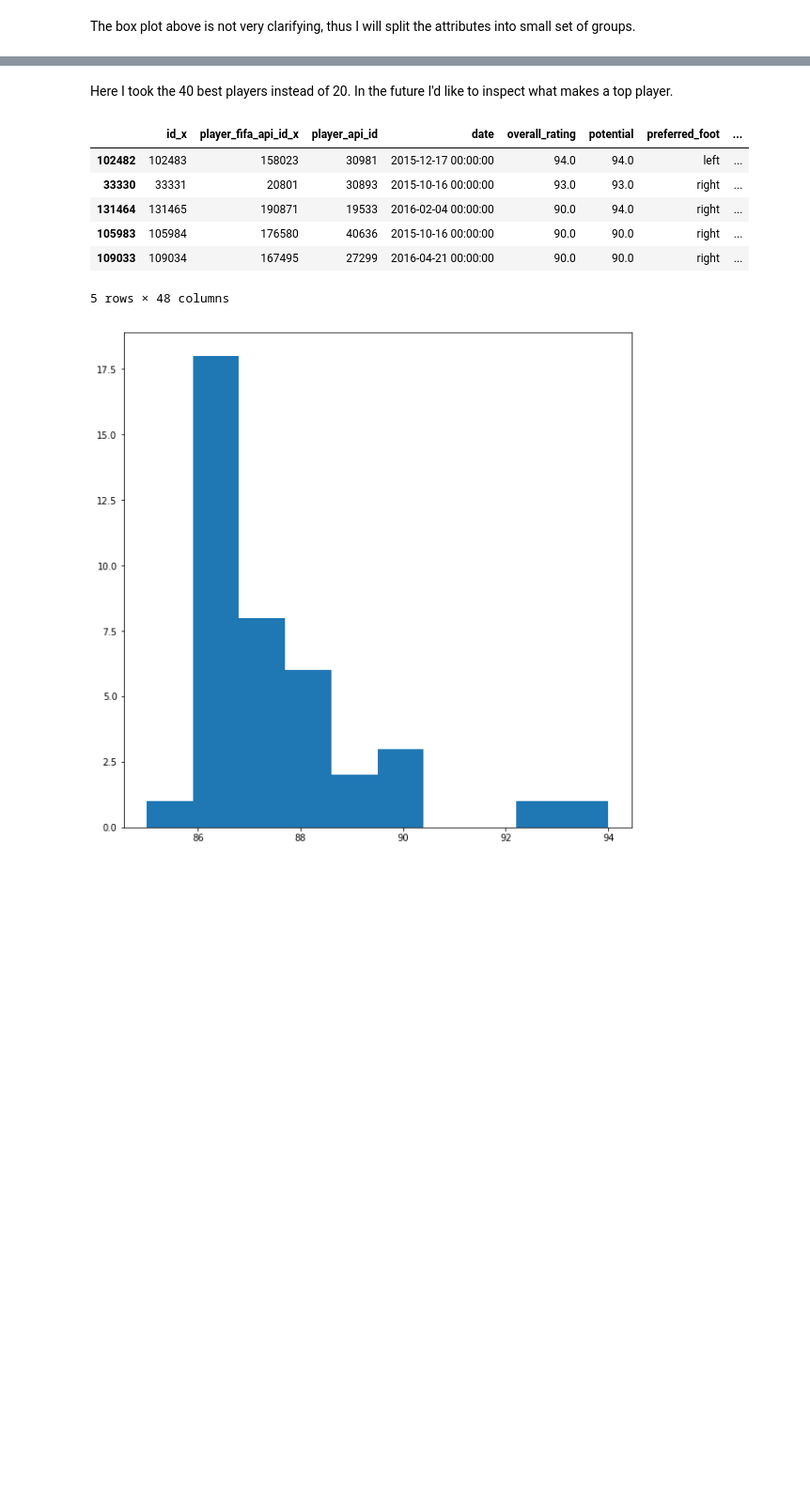
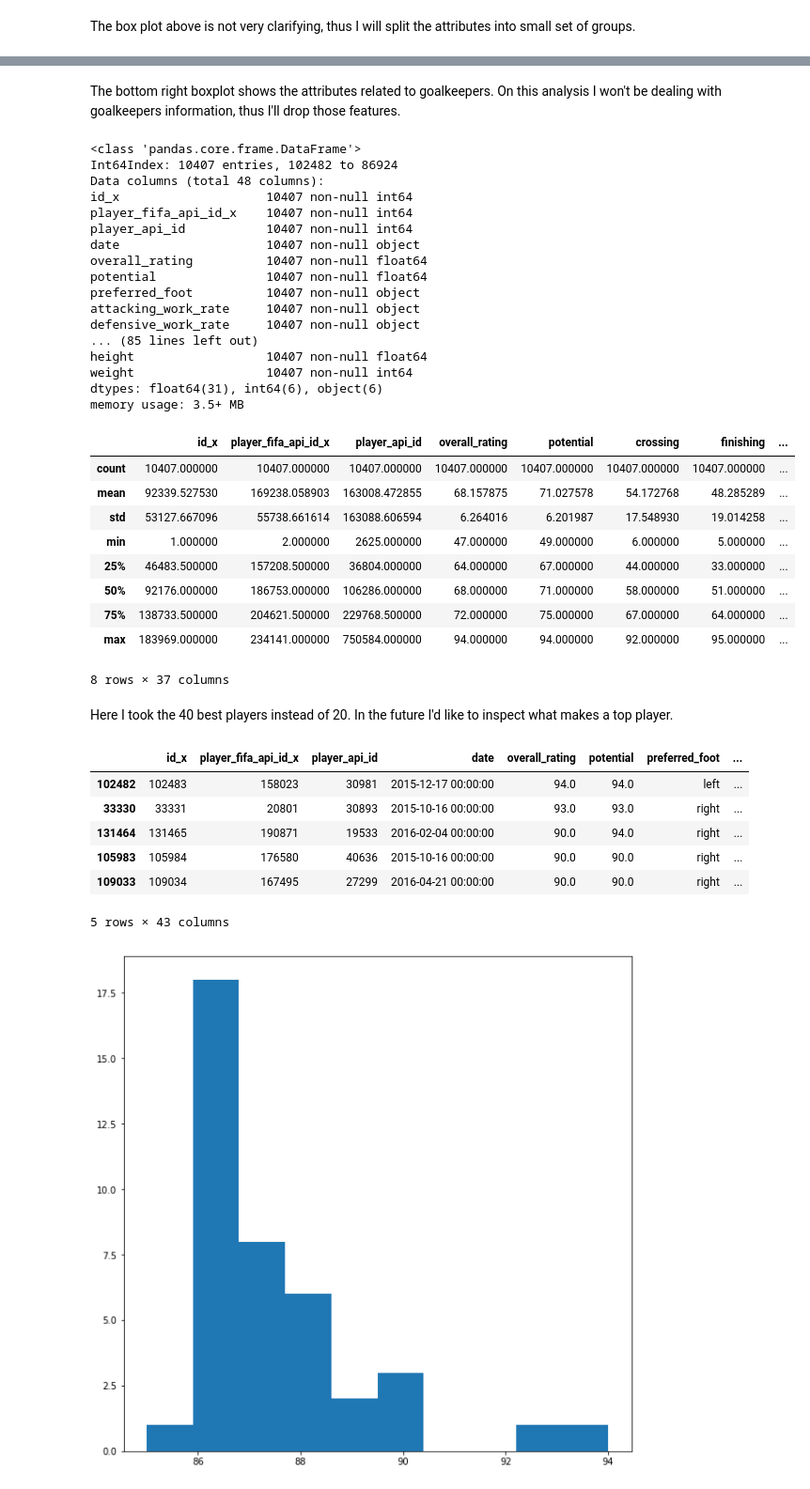
Before and after one commit to 3dhardgamer/EuropeanFootballDatabase, a Jupyter notebook: kaggle_football_version.ipynb, the cells around one changed output, grey strips where cells are left out. Shown: that part at 94% size. Drawn from its saved outputs; the diff is of its cells as text; code cells hidden in the pictures; blank space fills up the shorter version.

```diff
--- a/kaggle_football_version.ipynb
+++ b/kaggle_football_version.ipynb
@@ -134,3 +144,38 @@ plt.show()
+# %% [markdown]
+The bottom right boxplot shows the attributes related to goalkeepers. On this analysis I won't be dealing with goalkeepers information, thus I'll drop those features.
+# %%
+player_merged.info()
+player_merged = player_merged.drop(set3, axis = 1)
+player_merged.info()
+player_merged.describe()
+# %% [output]
+<class 'pandas.core.frame.DataFrame'>
+Int64Index: 10407 entries, 102482 to 86924
+Data columns (total 48 columns):
+id_x                    10407 non-null int64
+player_fifa_api_id_x    10407 non-null int64
+player_api_id           10407 non-null int64
+date                    10407 non-null object
+overall_rating          10407 non-null float64
+potential               10407 non-null float64
+preferred_foot          10407 non-null object
+attacking_work_rate     10407 non-null object
+defensive_work_rate     10407 non-null object
+... (85 lines left out)
+height                  10407 non-null float64
+weight                  10407 non-null int64
+dtypes: float64(31), int64(6), object(6)
+memory usage: 3.5+ MB
+|  | id_x | player_fifa_api_id_x | player_api_id | overall_rating | potential | crossing | finishing | ... |
+| count | 10407.000000 | 10407.000000 | 10407.000000 | 10407.000000 | 10407.000000 | 10407.000000 | 10407.000000 | ... |
+| mean | 92339.527530 | 169238.058903 | 163008.472855 | 68.157875 | 71.027578 | 54.172768 | 48.285289 | ... |
+| std | 53127.667096 | 55738.661614 | 163088.606594 | 6.264016 | 6.201987 | 17.548930 | 19.014258 | ... |
+| min | 1.000000 | 2.000000 | 2625.000000 | 47.000000 | 49.000000 | 6.000000 | 5.000000 | ... |
+| 25% | 46483.500000 | 157208.500000 | 36804.000000 | 64.000000 | 67.000000 | 44.000000 | 33.000000 | ... |
+| 50% | 92176.000000 | 186753.000000 | 106286.000000 | 68.000000 | 71.000000 | 58.000000 | 51.000000 | ... |
+| 75% | 138733.500000 | 204621.500000 | 229768.500000 | 72.000000 | 75.000000 | 67.000000 | 64.000000 | ... |
+| max | 183969.000000 | 234141.000000 | 750584.000000 | 94.000000 | 94.000000 | 92.000000 | 95.000000 | ... |
+8 rows × 37 columns
 # %% [markdown]
 Here I took the 40 best players instead of 20. In the future I'd like to inspect what makes a top player.
 # %%
@@ -144,7 +189,7 @@ top40.head()
 | 131464 | 131465 | 190871 | 19533 | 2016-02-04 00:00:00 | 90.0 | 94.0 | right | ... |
 | 105983 | 105984 | 176580 | 40636 | 2015-10-16 00:00:00 | 90.0 | 90.0 | right | ... |
 | 109033 | 109034 | 167495 | 27299 | 2016-04-21 00:00:00 | 90.0 | 90.0 | right | ... |
-5 rows × 48 columns
+5 rows × 43 columns
 # %%
 plt.figure(figsize = (10,10))
 plt.hist(top40['overall_rating'])
```
Also changed, not shown: parts of 4 cells of this notebook.
